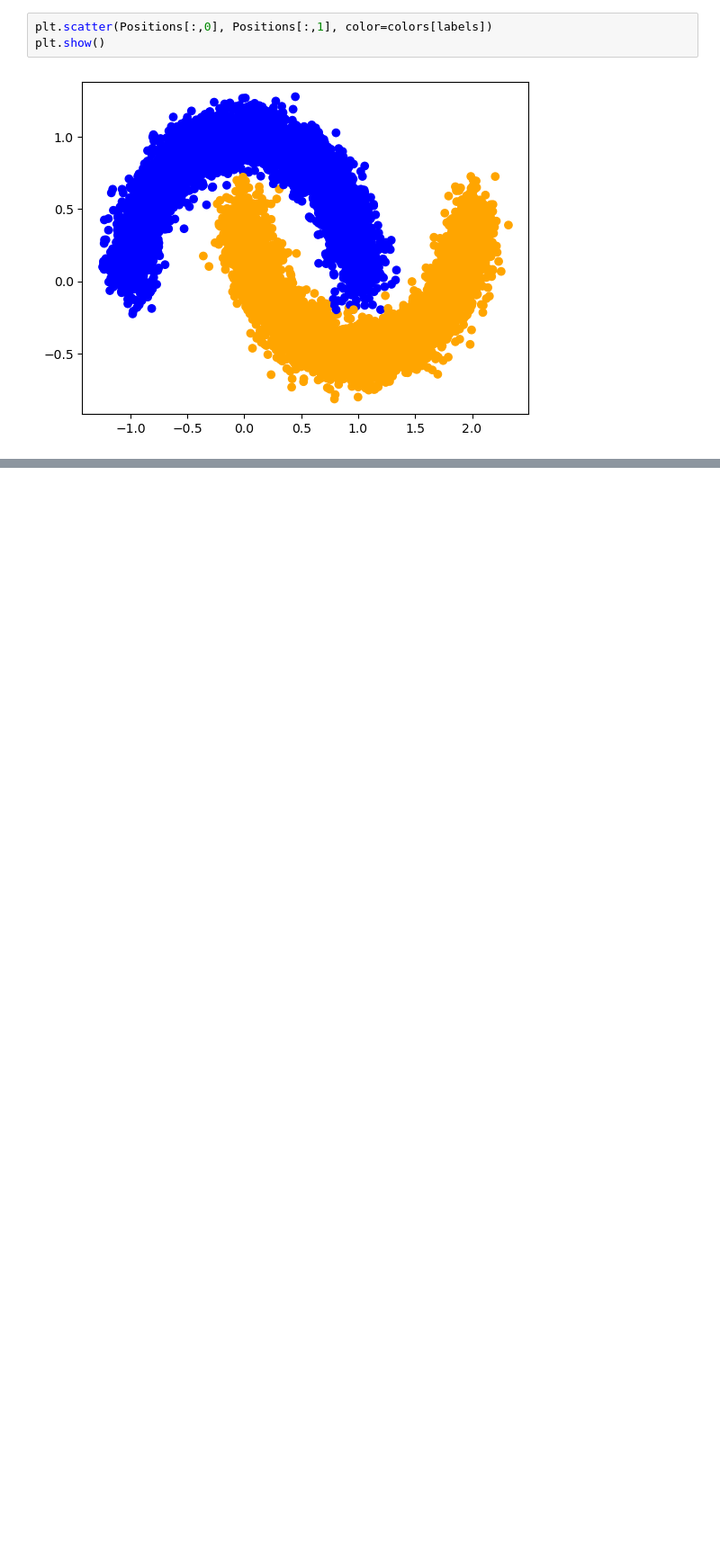
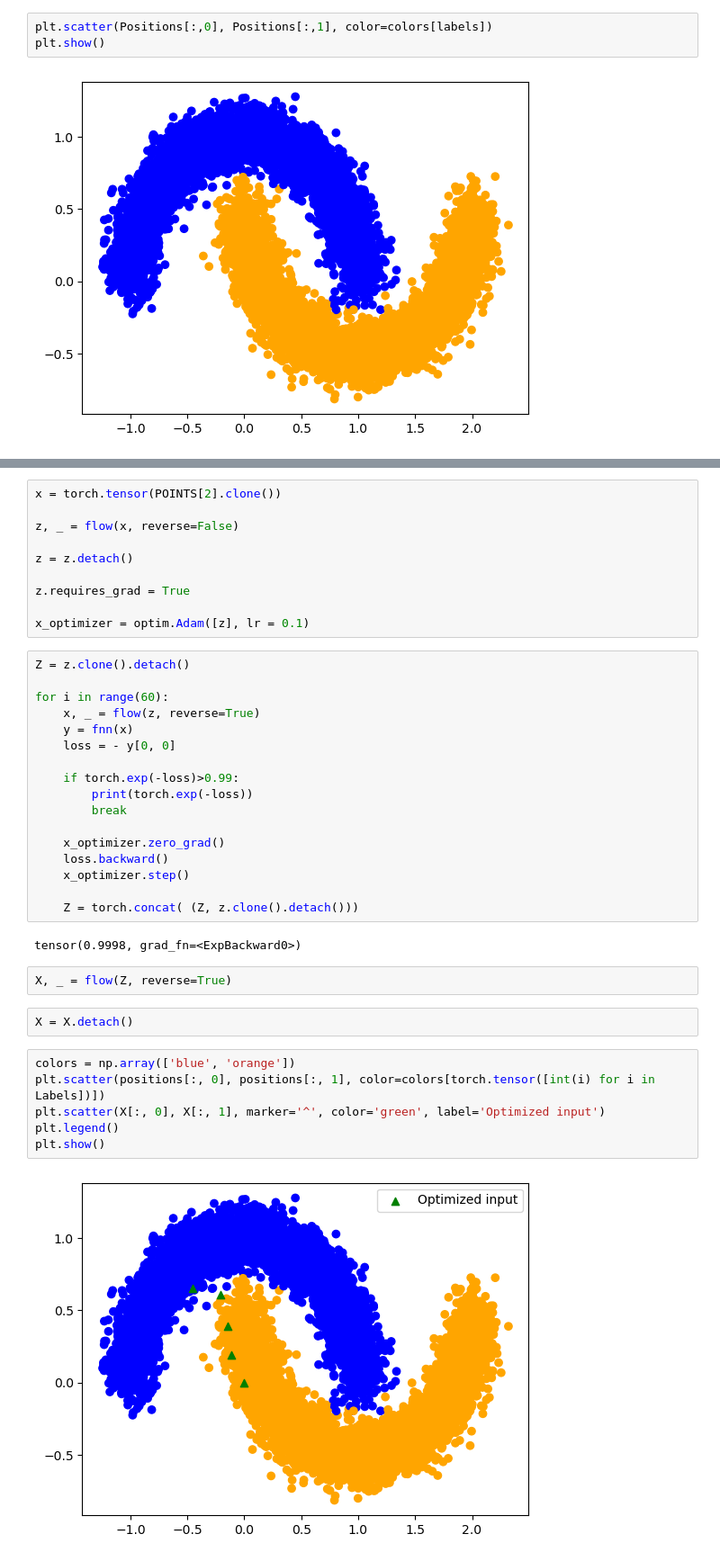
Before and after one commit to DejanStancevic/ms-in-dnns, a Jupyter notebook: Project/Toy_RealNVP_notebook.ipynb, the cells around one changed output, grey strips where cells are left out. Shown at 90% size. Drawn from its saved outputs; the diff is of its cells as text; blank space fills up the shorter version.

```diff
--- a/Project/Toy_RealNVP_notebook.ipynb
+++ b/Project/Toy_RealNVP_notebook.ipynb
@@ -328,0 +338,41 @@ plt.show()
+# %%
+x = torch.tensor(POINTS[2].clone())
+
+z, _ = flow(x, reverse=False)
+
+z = z.detach()
+
+z.requires_grad = True
+
+x_optimizer = optim.Adam([z], lr = 0.1)
+# %%
+Z = z.clone().detach()
+
+for i in range(60):
+    x, _ = flow(z, reverse=True)
+    y = fnn(x)
+    loss = - y[0, 0]
+
+    if torch.exp(-loss)>0.99:
+        print(torch.exp(-loss))
+        break
+
+    x_optimizer.zero_grad()
+    loss.backward()
+    x_optimizer.step()
+
+    Z = torch.concat( (Z, z.clone().detach()))
+# %% [output]
+tensor(0.9998, grad_fn=<ExpBackward0>)
+# %%
+X, _ = flow(Z, reverse=True)
+# %%
+X = X.detach()
+# %%
+colors = np.array(['blue', 'orange'])
+plt.scatter(positions[:, 0], positions[:, 1], color=colors[torch.tensor([int(i) for i in Labels])])
+plt.scatter(X[:, 0], X[:, 1], marker='^', color='green', label='Optimized input')
+plt.legend()
+plt.show()
+# %% [output]
+[figure, added]
```
Also changed, not shown: parts of 9 cells of this notebook.
